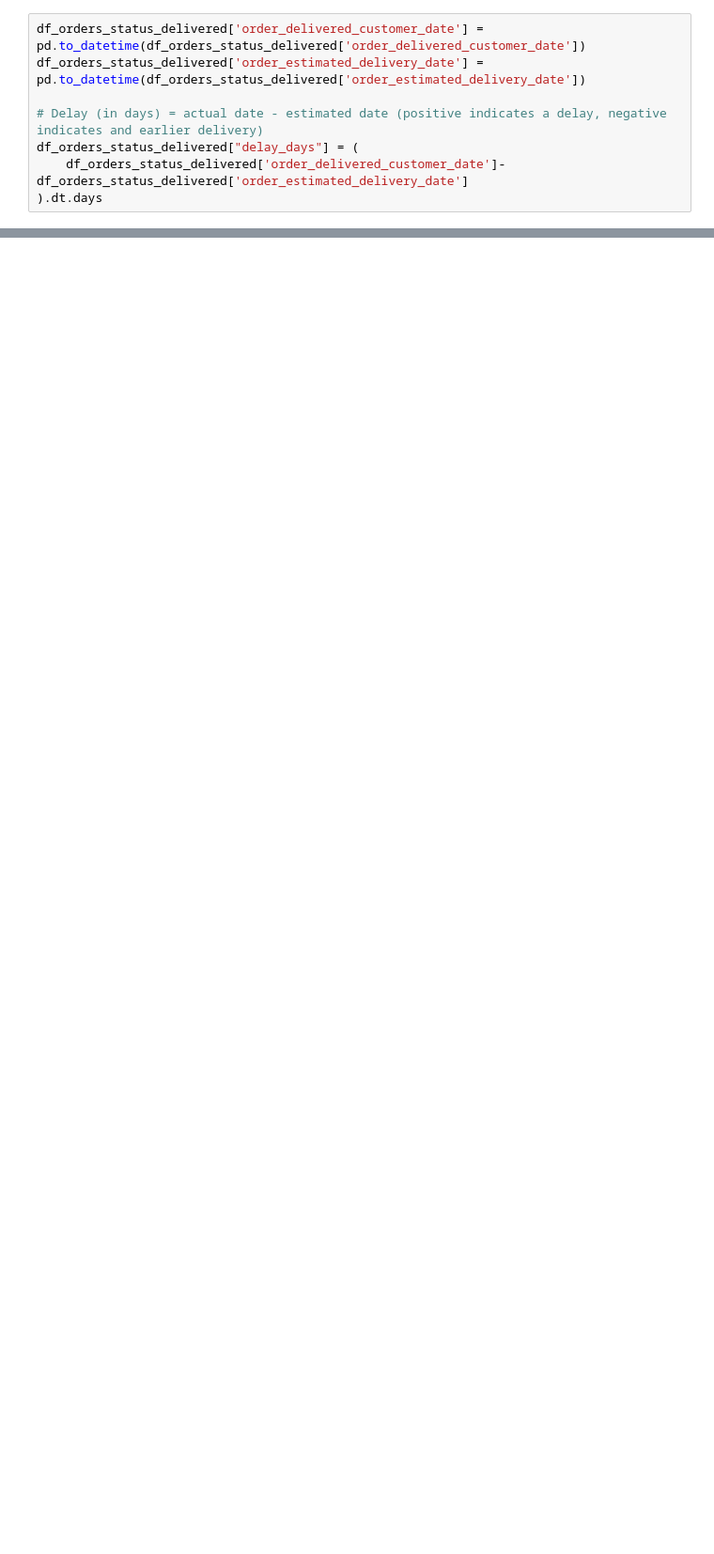
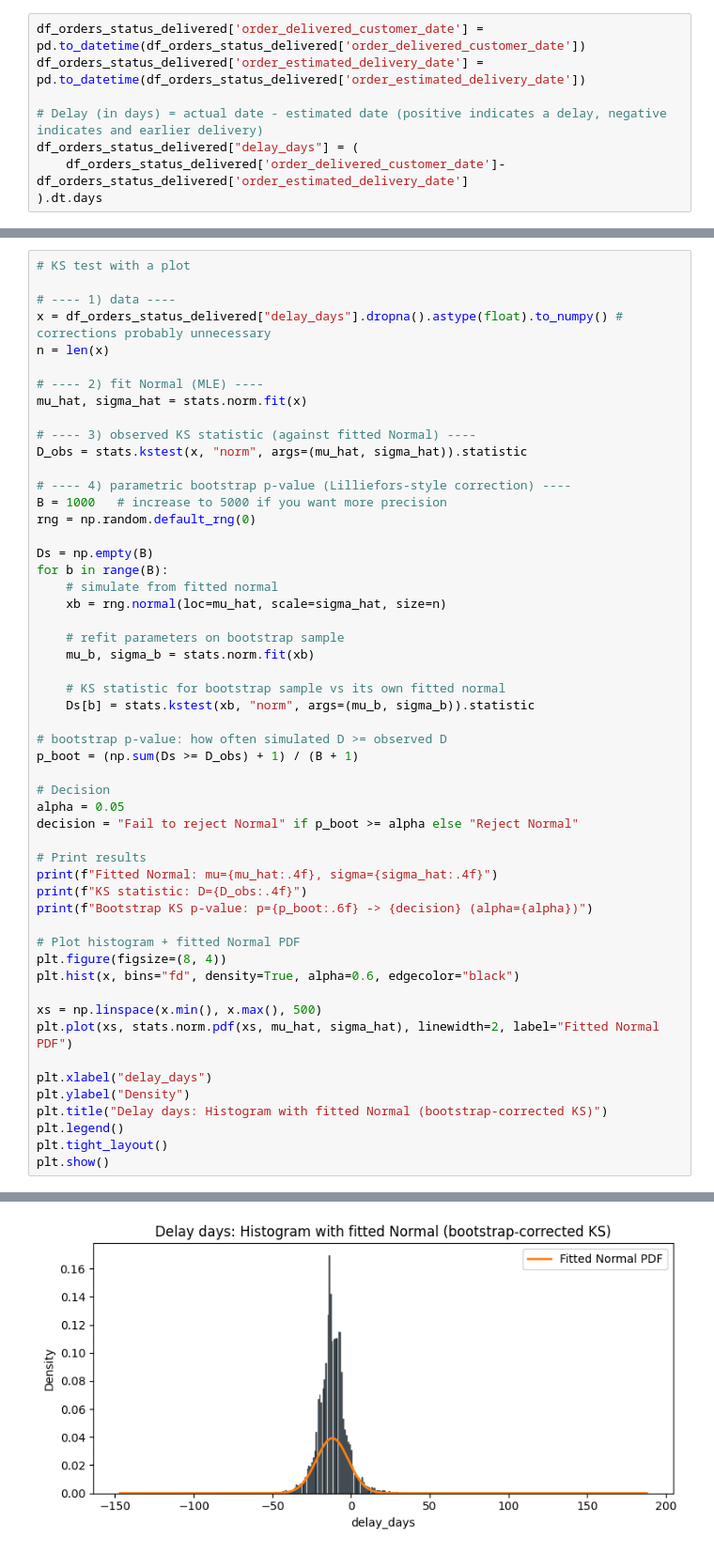
Before and after one commit to jakubpyszniak/ML_II_final_project, a Jupyter notebook: Data introduction and EDA.ipynb, the cells around one changed output, grey strips where cells are left out. Shown at 94% size. Saved outputs shown, nothing was run; the diff lists cells and outputs as text; blank space fills up the shorter version.

```diff
--- a/Data introduction and EDA.ipynb
+++ b/Data introduction and EDA.ipynb
@@ -364,0 +1024,54 @@ plt.show()
+# %%
+# KS test with a plot
+
+# ---- 1) data ----
+x = df_orders_status_delivered["delay_days"].dropna().astype(float).to_numpy() # corrections probably unnecessary
+n = len(x)
+
+# ---- 2) fit Normal (MLE) ----
+mu_hat, sigma_hat = stats.norm.fit(x)
+
+# ---- 3) observed KS statistic (against fitted Normal) ----
+D_obs = stats.kstest(x, "norm", args=(mu_hat, sigma_hat)).statistic
+
+# ---- 4) parametric bootstrap p-value (Lilliefors-style correction) ----
+B = 1000   # increase to 5000 if you want more precision
+rng = np.random.default_rng(0)
+
+Ds = np.empty(B)
+for b in range(B):
+    # simulate from fitted normal
+    xb = rng.normal(loc=mu_hat, scale=sigma_hat, size=n)
+
+    # refit parameters on bootstrap sample
+    mu_b, sigma_b = stats.norm.fit(xb)
+
+    # KS statistic for bootstrap sample vs its own fitted normal
+    Ds[b] = stats.kstest(xb, "norm", args=(mu_b, sigma_b)).statistic
+
+# bootstrap p-value: how often simulated D >= observed D
+p_boot = (np.sum(Ds >= D_obs) + 1) / (B + 1)
+
+# Decision
+alpha = 0.05
+decision = "Fail to reject Normal" if p_boot >= alpha else "Reject Normal"
+
+# Print results
+print(f"Fitted Normal: mu={mu_hat:.4f}, sigma={sigma_hat:.4f}")
+print(f"KS statistic: D={D_obs:.4f}")
+print(f"Bootstrap KS p-value: p={p_boot:.6f} -> {decision} (alpha={alpha})")
+
+# Plot histogram + fitted Normal PDF
+plt.figure(figsize=(8, 4))
+plt.hist(x, bins="fd", density=True, alpha=0.6, edgecolor="black")
+
+xs = np.linspace(x.min(), x.max(), 500)
+plt.plot(xs, stats.norm.pdf(xs, mu_hat, sigma_hat), linewidth=2, label="Fitted Normal PDF")
+
+plt.xlabel("delay_days")
+plt.ylabel("Density")
+plt.title("Delay days: Histogram with fitted Normal (bootstrap-corrected KS)")
+plt.legend()
+plt.tight_layout()
+plt.show()
+# %% [output]
@@ -364,0 +1081 @@ plt.show()
+[figure, added]
```
Also changed, not shown: parts of 155 cells of this notebook.
